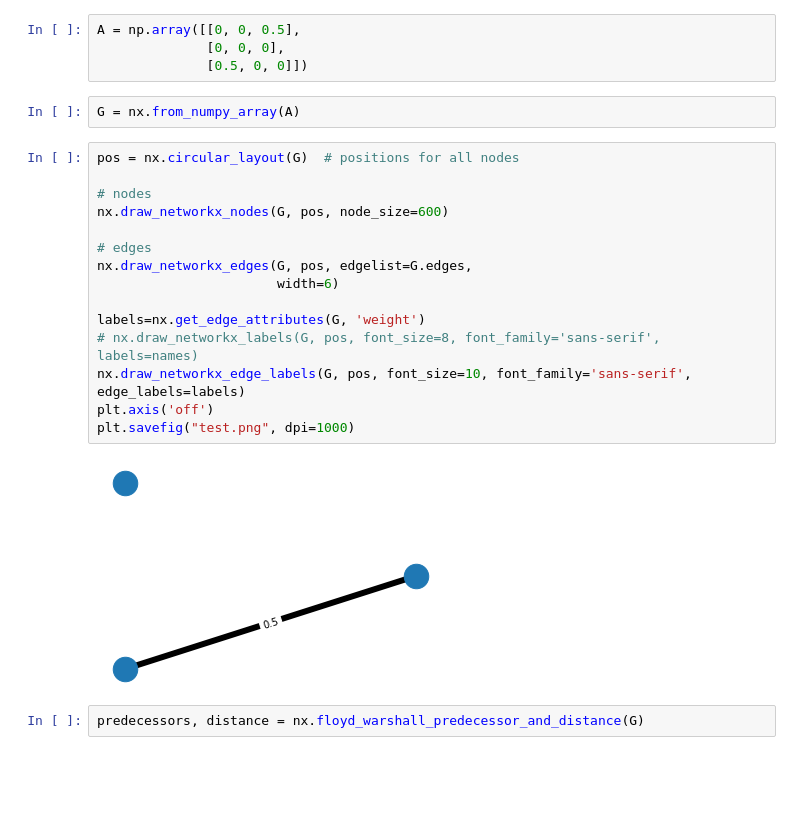
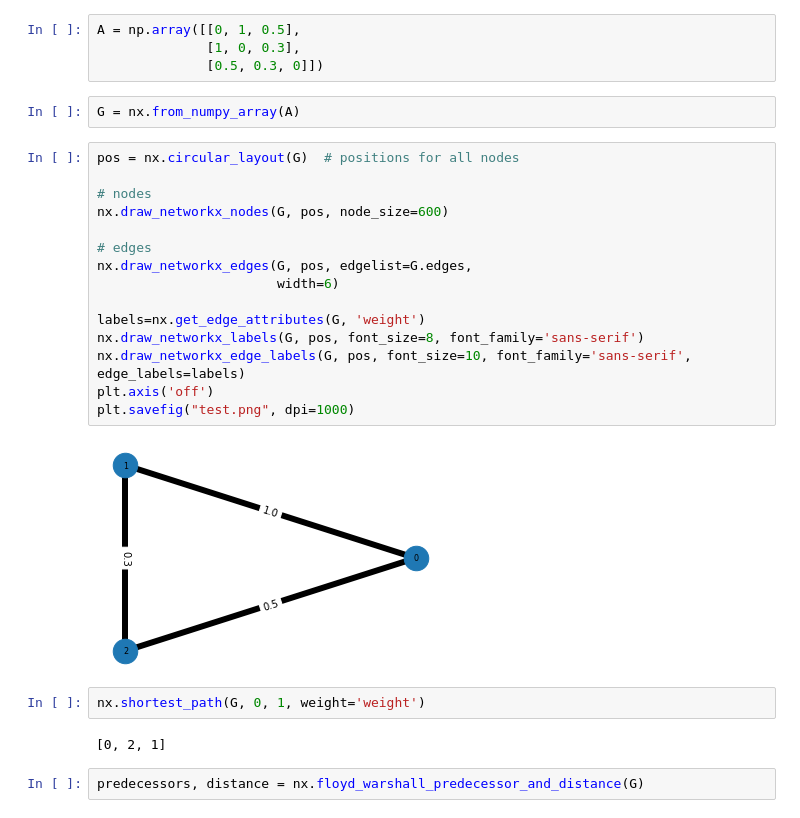
Before and after one commit to 2016choang/sfl, a Jupyter notebook: playground/new-envs.ipynb, the cells around one changed output. Cells and saved outputs as stored; diff of their text form; blank space fills up the shorter version.

```diff
--- a/playground/new-envs.ipynb
+++ b/playground/new-envs.ipynb
@@ -27,26 +33,30 @@ from gym_minigrid.envs.multiroom import MultiRoomEnv
 # %%
-A = np.array([[0, 0, 0.5],
-              [0, 0, 0],
-              [0.5, 0, 0]])
+A = np.array([[0, 1, 0.5],
+              [1, 0, 0.3],
+              [0.5, 0.3, 0]])
 # %%
 G = nx.from_numpy_array(A)
 # %%
 pos = nx.circular_layout(G)  # positions for all nodes
 
 # nodes
 nx.draw_networkx_nodes(G, pos, node_size=600)
 
 # edges
 nx.draw_networkx_edges(G, pos, edgelist=G.edges,
                        width=6)
 
 labels=nx.get_edge_attributes(G, 'weight')
-# nx.draw_networkx_labels(G, pos, font_size=8, font_family='sans-serif', labels=names)
+nx.draw_networkx_labels(G, pos, font_size=8, font_family='sans-serif')
 nx.draw_networkx_edge_labels(G, pos, font_size=10, font_family='sans-serif', edge_labels=labels)
 plt.axis('off')
 plt.savefig("test.png", dpi=1000)
 # %% [output]
-[figure, old version]
+[figure, new version]
+# %%
+nx.shortest_path(G, 0, 1, weight='weight')
+# %% [output]
+[0, 2, 1]
 # %%
 predecessors, distance = nx.floyd_warshall_predecessor_and_distance(G)
 # %%
```
Also changed, not shown: parts of 2 cells of this notebook, 4 other files.
